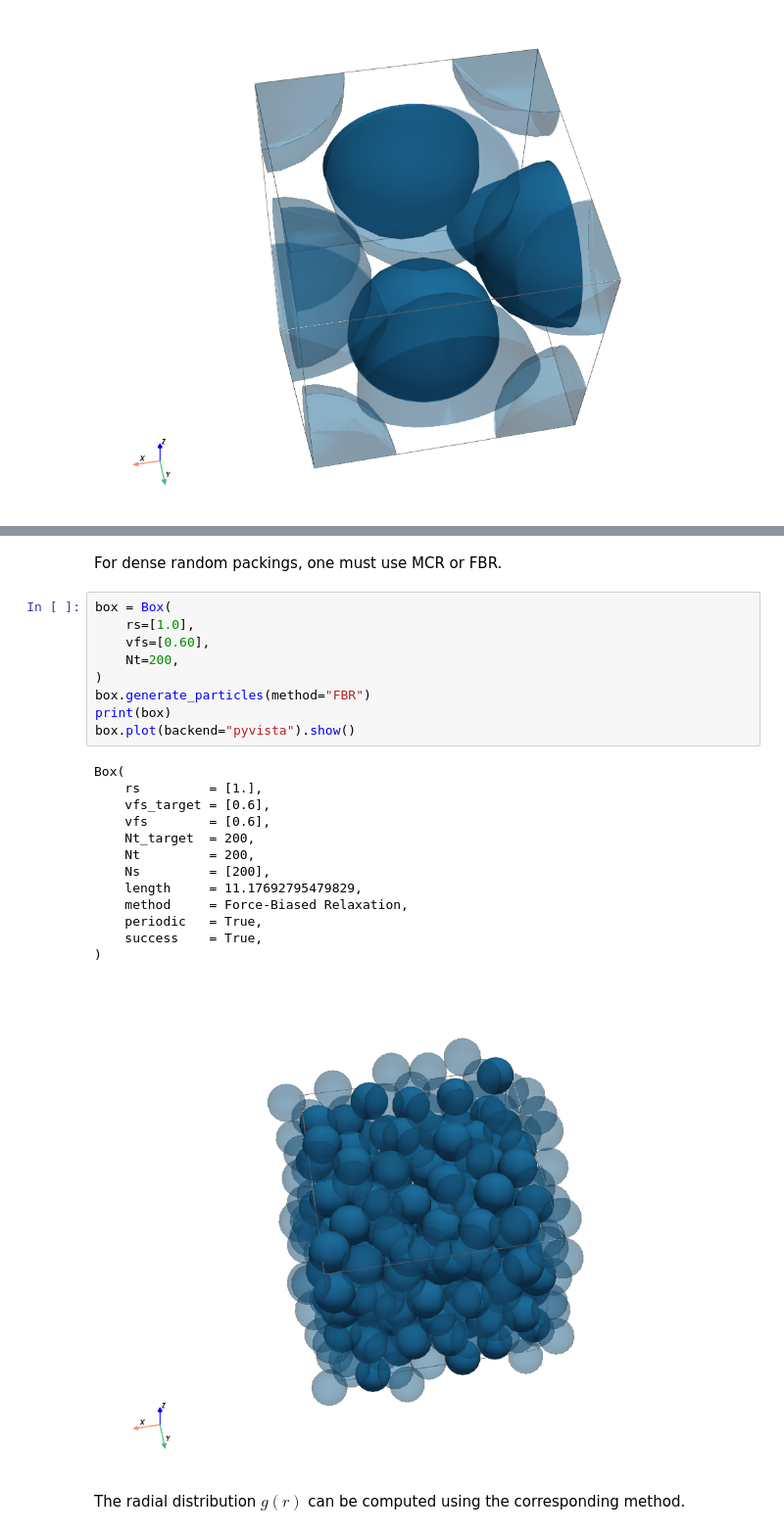
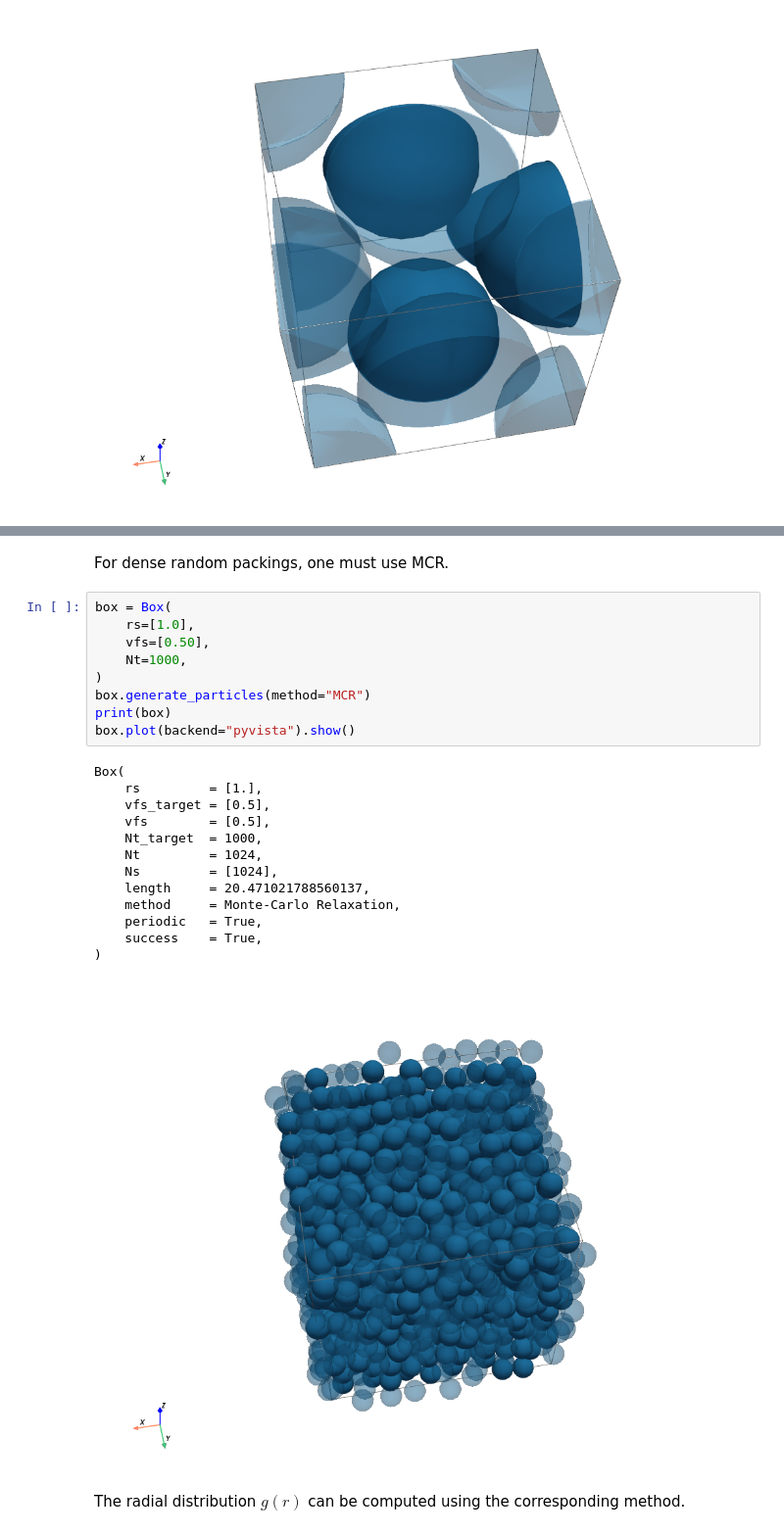
Before and after one commit to HugoMVale/epentry, a Jupyter notebook: notebooks/getting-started.ipynb, the cells around one changed output, grey strips where cells are left out. Shown at 98% size. Saved outputs shown, nothing was run; the diff lists cells and outputs as text.

```diff
--- a/notebooks/getting-started.ipynb
+++ b/notebooks/getting-started.ipynb
@@ -136,28 +122,28 @@ Box(
 # %% [markdown]
-For dense random packings, one must use MCR or FBR.
+For dense random packings, one must use MCR.
 # %%
 box = Box(
     rs=[1.0],
-    vfs=[0.60],
-    Nt=200,
+    vfs=[0.50],
+    Nt=1000,
 )
-box.generate_particles(method="FBR")
+box.generate_particles(method="MCR")
 print(box)
 box.plot(backend="pyvista").show()
 # %% [output]
 Box(
     rs         = [1.],
-    vfs_target = [0.6],
-    vfs        = [0.6],
-    Nt_target  = 200,
-    Nt         = 200,
-    Ns         = [200],
-    length     = 11.17692795479829,
-    method     = Force-Biased Relaxation,
+    vfs_target = [0.5],
+    vfs        = [0.5],
+    Nt_target  = 1000,
+    Nt         = 1024,
+    Ns         = [1024],
+    length     = 20.471021788560137,
+    method     = Monte-Carlo Relaxation,
     periodic   = True,
     success    = True,
 )
-[figure, old version]
+[figure, new version]
 # %% [markdown]
 The radial distribution $g(r)$ can be computed using the corresponding method.
 # %%
```
Also changed, not shown: parts of 10 cells of this notebook.
